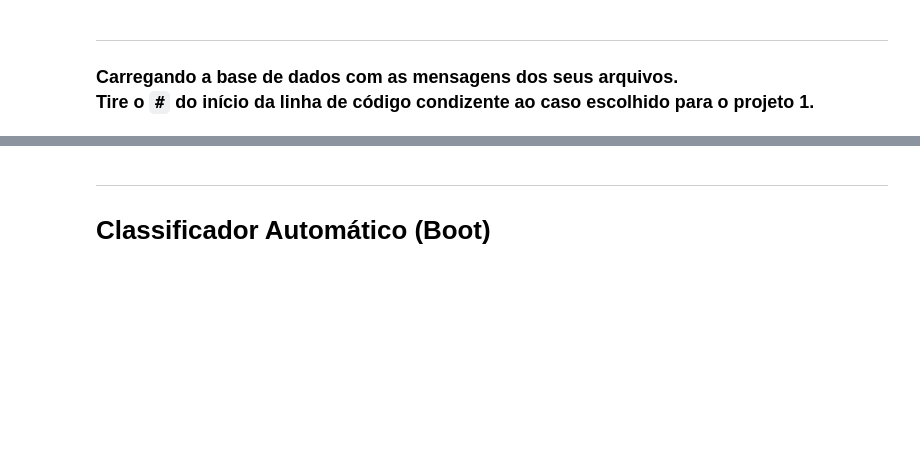
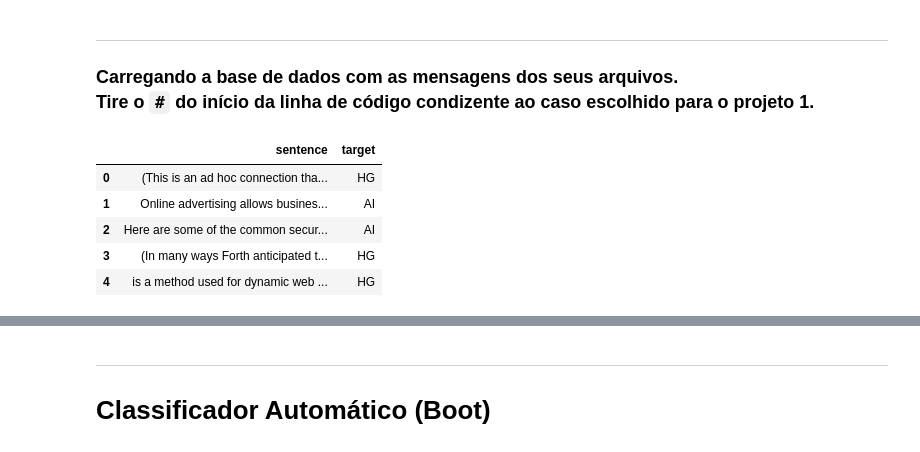
Before and after one commit to jvca123/p1_cdados, a Jupyter notebook: Projeto1.ipynb, the cells around one changed output, grey strips where cells are left out. Cells and saved outputs as stored; diff of their text form; code cells hidden in the pictures; blank space fills up the shorter version.

```diff
--- a/Projeto1.ipynb
+++ b/Projeto1.ipynb
@@ -32,10 +33,17 @@ nome = input("Digite o username digitado quando arquivo foi criado: ")
 #train = pd.read_csv('dados_treino_ate_TRIO_'+nome+'.csv')
 #test = pd.read_csv('dados_teste_ate_TRIO_'+nome+'.csv')
 # %%
-# SE SEU PROJETO USA OS DADOS SOBRE "ChatGPT Classification"
-#train = pd.read_csv('dados_treino_so_DUPLA_'+nome+'.csv')
-#test = pd.read_csv('dados_teste_so_DUPLA_'+nome+'.csv')
+#SE SEU PROJETO USA OS DADOS SOBRE "ChatGPT Classification"
+train = pd.read_csv('dados_treino_so_DUPLA_joaovca3.csv')
+test = pd.read_csv('dados_teste_so_DUPLA_joaovca3.csv')
 # %%
-train=head()
+train.head()
+# %% [output]
+|  | sentence | target |
+| 0 | (This is an ad hoc connection tha... | HG |
+| 1 | Online advertising allows busines... | AI |
+| 2 | Here are some of the common secur... | AI |
+| 3 | (In many ways Forth anticipated t... | HG |
+| 4 | is a method used for dynamic web ... | HG |
 # %%
 test.head()
```
Also changed, not shown: parts of 6 cells of this notebook.
